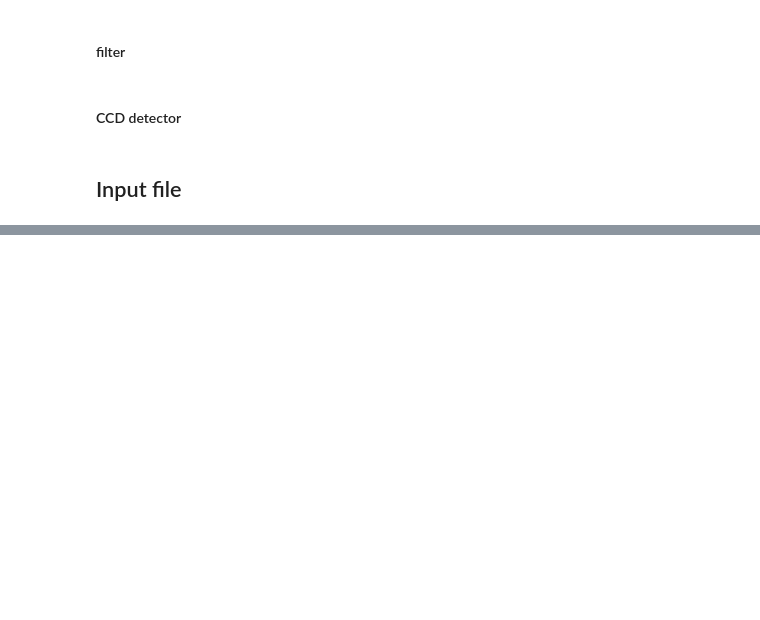
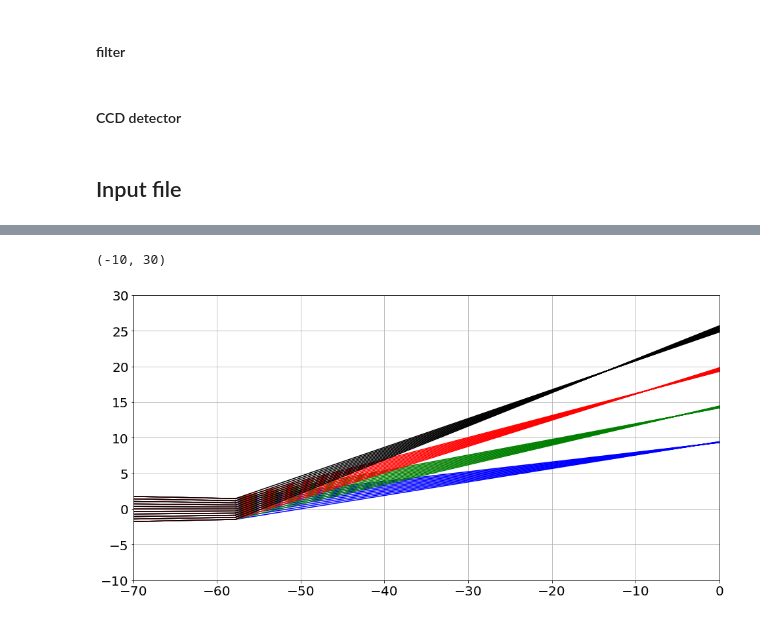
Before and after one commit to sylvielsstfr/OpticSimWthB4, a Jupyter notebook: DrawBeams/notebooks_draw/DrawBeams.ipynb, the cells around one changed output, grey strips where cells are left out. Saved outputs shown, nothing was run; the diff lists cells and outputs as text; code cells hidden in the pictures; blank space fills up the shorter version.

```diff
--- a/DrawBeams/notebooks_draw/DrawBeams.ipynb
+++ b/DrawBeams/notebooks_draw/DrawBeams.ipynb
@@ -349,0 +119,4 @@ plt.savefig(figname2)
+# %%
+rayfile_hoe=Beam4_Rayfile+"_RAY_HOE_OUT.xlsx"
+rayfile_R400=Beam4_Rayfile+"_RAY_RON400_OUT.xlsx"
+rayfile_R200=Beam4_Rayfile+"_RAY_RON200_OUT.xlsx"
@@ -349,0 +146,7 @@ plt.savefig(figname2)
+# %%
+input_R400 = pd.ExcelFile(rayfile_R400)
+df_R400 = input_R400.parse(index_row=0,header=1)
+df_R400=df_R400.iloc[0:NBTOT]
+# %%
+# rename columns otherwise they are not recognize
+df_R400.columns = ["X0","Y0","Z0","U0","V0","W0","wave","X1","Y1","Z1","X2","Y2","Z2","X3","Y3","Z3","Xfinal","Yfinal","Zfinal","Notes"]
@@ -349,0 +194,2 @@ plt.savefig(figname2)
+# %%
+ColorDict = {0.0004:"b",0.0006:"g",0.0008:"r",0.001:"k"}
@@ -349,0 +211,19 @@ plt.savefig(figname2)
+# %%
+plt.figure(figsize=(16,8))
+for index, row in df_R400.iterrows():
+    wl=row["wave"]
+    col=ColorDict[wl]
+    X0=row["X0"];Y0=row["Y0"];Z0=row["Z0"]-115.5
+    X1=row["X1"];Y1=row["Y1"];Z1=row["Z1"]-115.5
+    X2=row["X2"];Y2=row["Y2"];Z2=row["Z2"]-115.5
+    X3=row["X3"];Y3=row["Y3"];Z3=row["Z3"]-115.5
+    if Y0==0:
+        plt.plot([Z0,Z1],[X0,X1],"-",color=col)
+        plt.plot([Z1,Z2],[X1,X2],"-",color=col)
+        plt.plot([Z2,Z3],[X2,X3],"-",color=col)
+plt.grid()
+plt.xlim(-70,0)
+plt.ylim(-10,30)
+# %% [output]
+(-10, 30)
+[figure, added]
```
Also changed, not shown: parts of 57 cells of this notebook, 1 other file.
